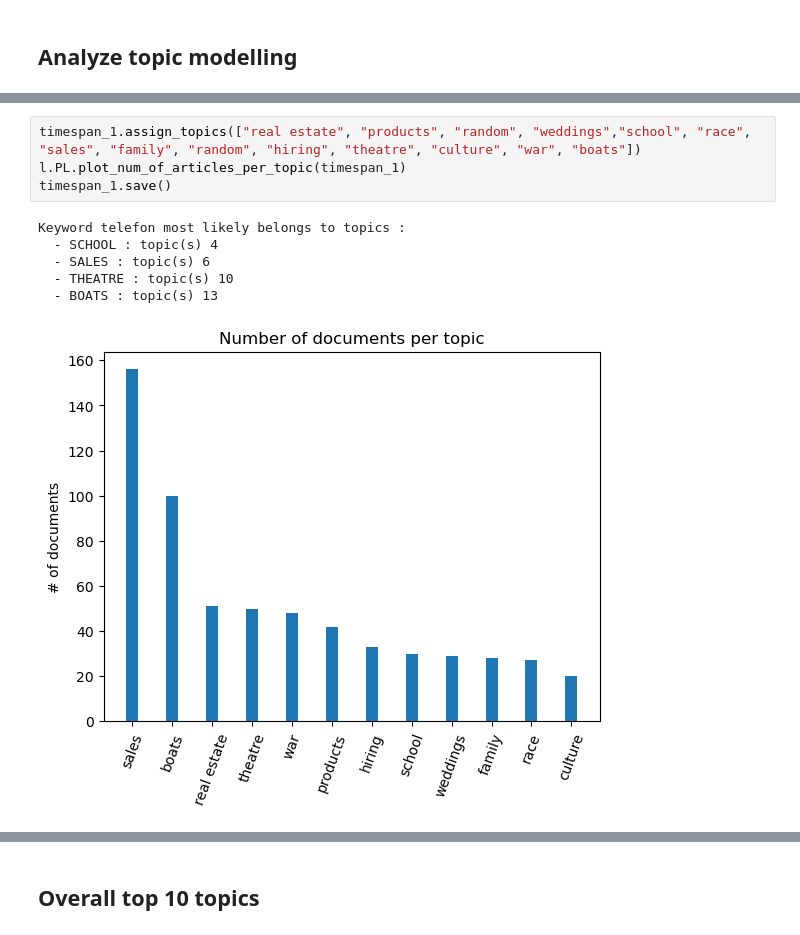
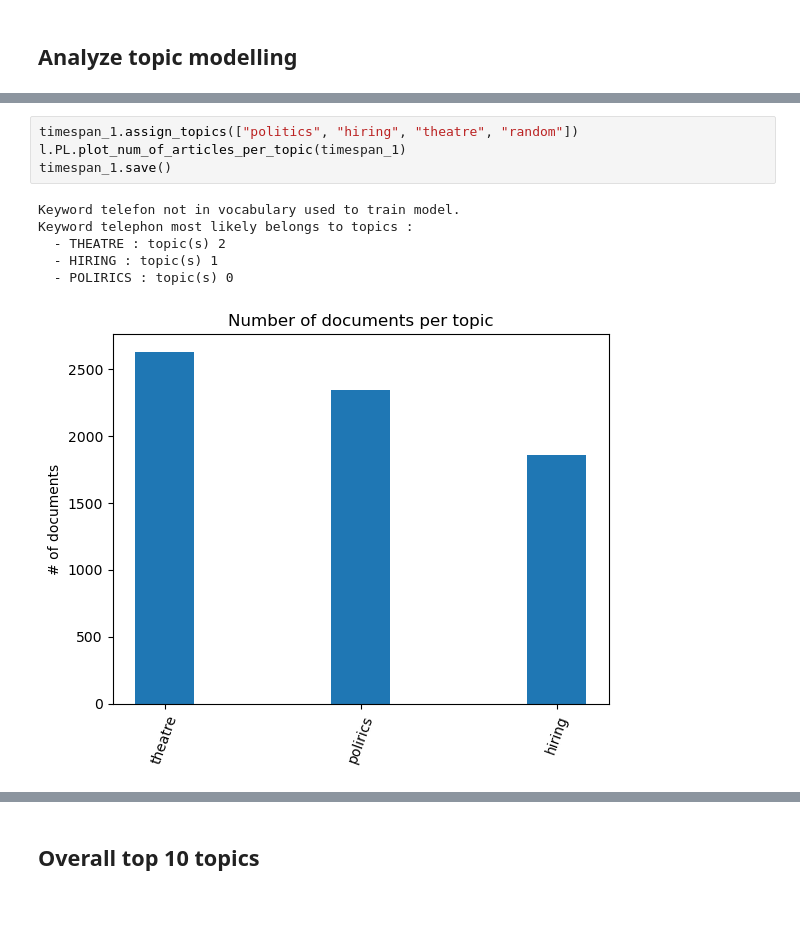
Before and after one commit to emmadeno/public-opinion-tech-SIR, a Jupyter notebook: topic_models/telephone/GER_telephone.ipynb, the cells around one changed output, grey strips where cells are left out. Saved outputs shown, nothing was run; the diff lists cells and outputs as text; blank space fills up the shorter version.

```diff
--- a/topic_models/telephone/GER_telephone.ipynb
+++ b/topic_models/telephone/GER_telephone.ipynb
@@ -46,11 +39,11 @@ TOPIC 13
 # %%
-timespan_1.assign_topics(["real estate", "products", "random", "weddings","school", "race", "sales", "family", "random", "hiring", "theatre", "culture", "war", "boats"])
+timespan_1.assign_topics(["politics", "hiring", "theatre", "random"])
 l.PL.plot_num_of_articles_per_topic(timespan_1)
 timespan_1.save()
 # %% [output]
-Keyword telefon most likely belongs to topics :
-  - SCHOOL : topic(s) 4
-  - SALES : topic(s) 6
-  - THEATRE : topic(s) 10
-  - BOATS : topic(s) 13
+Keyword telefon not in vocabulary used to train model.
+Keyword telephon most likely belongs to topics :
+  - THEATRE : topic(s) 2
+  - HIRING : topic(s) 1
+  - POLIRICS : topic(s) 0
-[figure, old version]
+[figure, new version]
```
Also changed, not shown: parts of 36 cells of this notebook, 28 other files.
